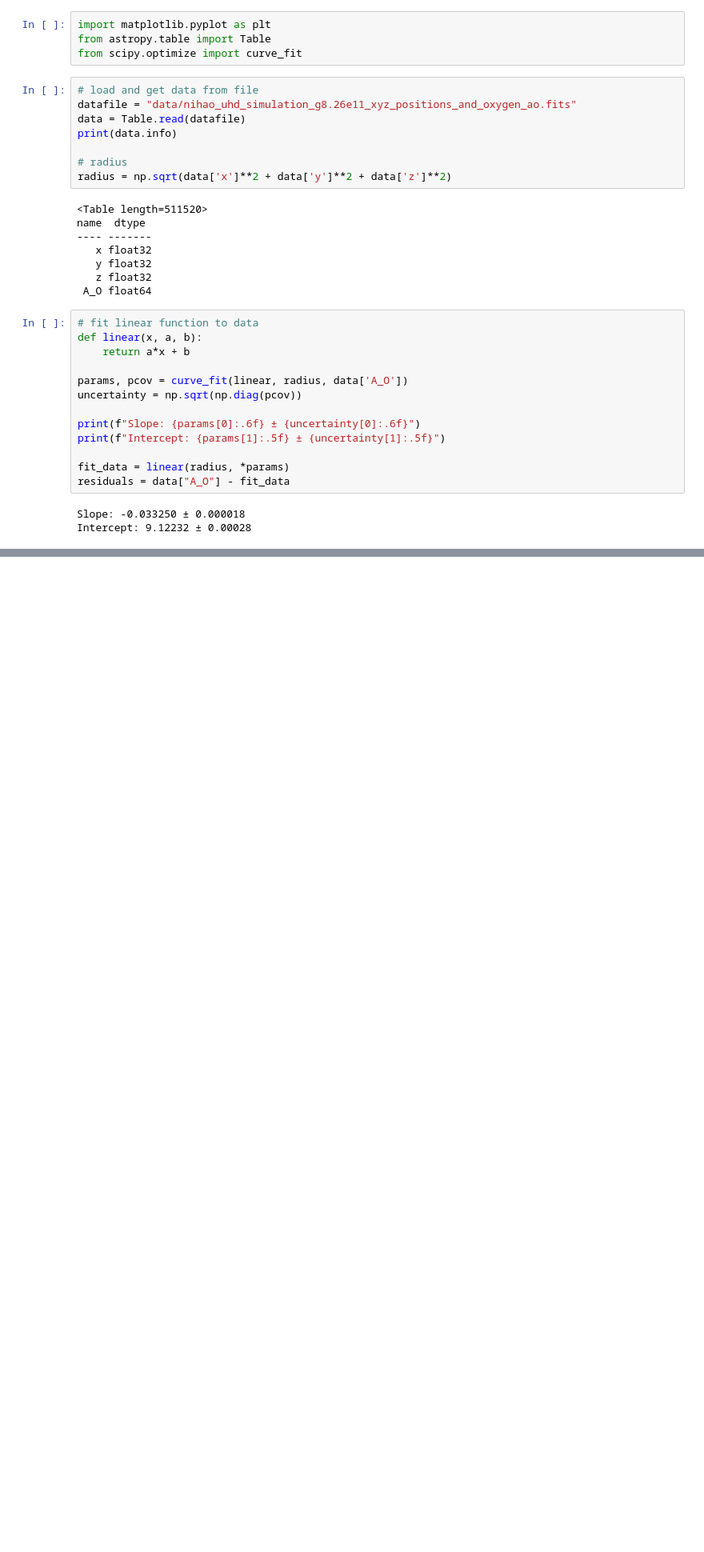
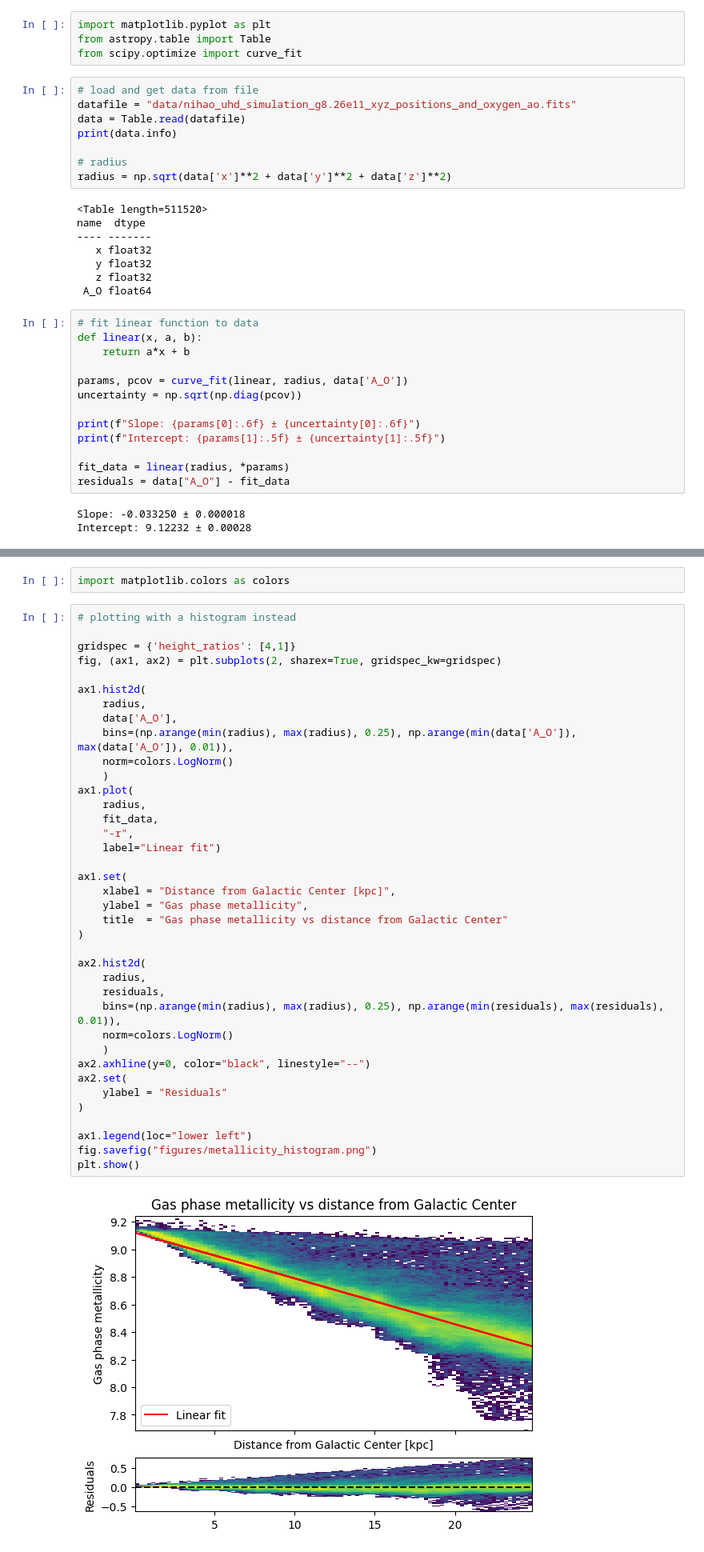
Before and after one commit to cyb0rb/astr8004_assign3, a Jupyter notebook: assignment3.ipynb, the cells around one changed output, grey strips where cells are left out. Shown at 80% size. Cells and saved outputs as stored; diff of their text form; blank space fills up the shorter version.

Commit message:
changed metallicity plot to use density instead of just scatter plot

```diff
--- a/assignment3.ipynb
+++ b/assignment3.ipynb
@@ -70,3 +70,45 @@ fig.savefig("data/metallicity.png")
 plt.show()
 # %% [output]
 [figure]
+# %%
+import matplotlib.colors as colors
+# %%
+# plotting with a histogram instead
+
+gridspec = {'height_ratios': [4,1]}
+fig, (ax1, ax2) = plt.subplots(2, sharex=True, gridspec_kw=gridspec)
+
+ax1.hist2d(
+    radius,
+    data['A_O'],
+    bins=(np.arange(min(radius), max(radius), 0.25), np.arange(min(data['A_O']), max(data['A_O']), 0.01)),
+    norm=colors.LogNorm()
+    )
+ax1.plot(
+    radius,
+    fit_data,
+    "-r",
+    label="Linear fit")
+
+ax1.set(
+    xlabel = "Distance from Galactic Center [kpc]",
+    ylabel = "Gas phase metallicity",
+    title  = "Gas phase metallicity vs distance from Galactic Center"
+)
+
+ax2.hist2d(
+    radius,
+    residuals,
+    bins=(np.arange(min(radius), max(radius), 0.25), np.arange(min(residuals), max(residuals), 0.01)),
+    norm=colors.LogNorm()
+    )
+ax2.axhline(y=0, color="black", linestyle="--")
+ax2.set(
+    ylabel = "Residuals"
+)
+
+ax1.legend(loc="lower left")
+fig.savefig("figures/metallicity_histogram.png")
+plt.show()
+# %% [output]
+[figure, added]
```
Also changed, not shown: parts of 2 cells of this notebook, 2 other files.
